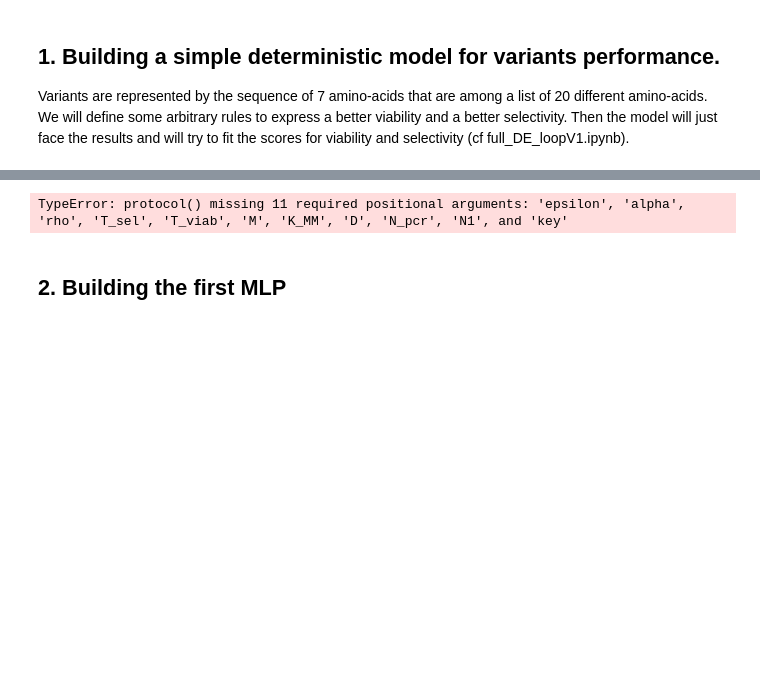
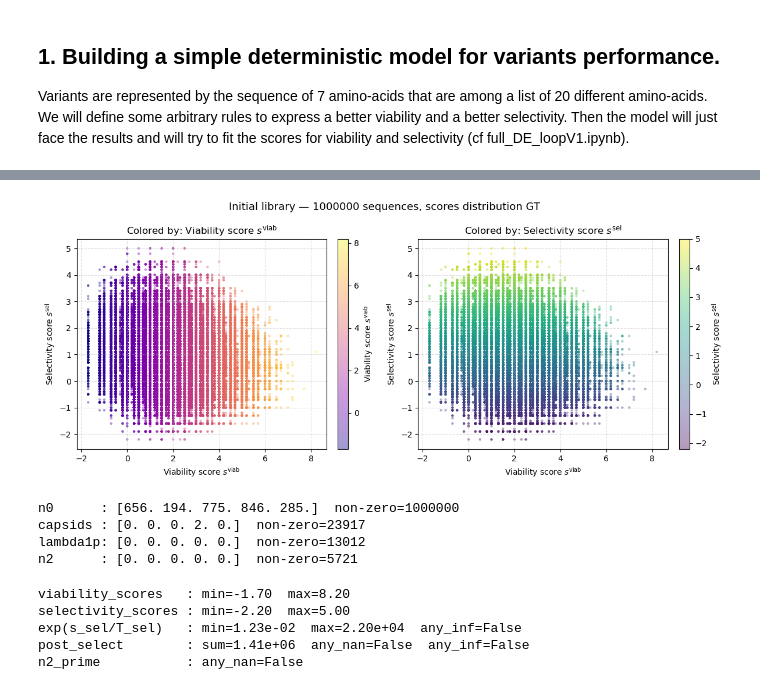
Before and after one commit to merlin-cc/Directed-Evolution-loop, a Jupyter notebook: first_ML_model.ipynb, the cells around one changed output, grey strips where cells are left out. Drawn from its saved outputs; the diff is of its cells as text; code cells hidden in the pictures; blank space fills up the shorter version.

```diff
--- a/first_ML_model.ipynb
+++ b/first_ML_model.ipynb
@@ -17,7 +19,7 @@ Then the model will just face the results and will try to fit the scores for via
 key = jax.random.key(42)
 key_seq, key_viab_w, key_sel_w, key_n0, key_run = jax.random.split(key, 5)
 
-num_sequences   = 10000
+num_sequences   = 1000000
 num_positions   = 7     # L
 num_amino_acids = 20
 
@@ -75,25 +83,28 @@ AA indices run 0–19, positions run 0–6.
 # %%
+import numpy as np
+
 # ── Viability weights (20 × 7) ──────────────────────────────────────────────
+# Weights kept small: scores should stay in [-10, +10]
 w_viab = np.zeros((num_amino_acids, num_positions))
 
 # Rule 1: even-indexed AAs preferred at all positions
-w_viab[0::2, :] += 5.0
+w_viab[0::2, :] += 0.5
 
 # Rule 2: AA i likes position i (diagonal affinity)
 for i in range(num_positions):
-    w_viab[i, i] += 50.0
+    w_viab[i, i] += 1.0
 
 # Rule 3: AA 15-19 bad at position 0 (N-terminus)
-w_viab[15:20, 0] -= 10.0
+w_viab[15:20, 0] -= 1.0
 
 # Rule 4: AA 0-4 bad at position 6 (C-terminus)
-w_viab[0:5, 6] -= 15
+w_viab[0:5, 6] -= 0.7
 
 # Rule 5: AA 10-12 good at center position 3
-w_viab[10:13, 3] += 15
+w_viab[10:13, 3] += 0.7
 
 viability_weights_GT = jnp.array(w_viab)
 
-print("Viability weights GT:")
-print(jnp.round(viability_weights_GT, 2))
+print(f"Viability weights GT — min={w_viab.min():.2f}  max={w_viab.max():.2f}")
+print(f"Expected score range after calculate_scores: see cell below")
 # %% [output]
@@ -182,12 +175,61 @@ plt.show()
+# %%
+# Compute scores from initial library
+viability_scores   = calculate_scores(sequences, viability_weights_GT)
+selectivity_scores = calculate_scores(sequences, selectivity_weights_GT)
+
+fig, axes = plt.subplots(1, 2, figsize=(12, 5))
+
+for ax, color_scores, cmap, label in [
+    (axes[0], viability_scores,   'plasma',  r'Viability score $s^{\mathrm{viab}}$'),
+    (axes[1], selectivity_scores, 'viridis', r'Selectivity score $s^{\mathrm{sel}}$'),
+]:
+    sc = ax.scatter(viability_scores, selectivity_scores,
+                    c=color_scores, cmap=cmap, alpha=0.4, edgecolors='none', s=10)
+    plt.colorbar(sc, ax=ax, label=label, fraction=0.046, pad=0.04)
+    ax.set_xlabel(r'Viability score $s^{\mathrm{viab}}$')
+    ax.set_ylabel(r'Selectivity score $s^{\mathrm{sel}}$')
+    ax.set_title(f'Colored by: {label}')
+    ax.grid(True, linestyle='--', alpha=0.4)
+
+plt.suptitle(f'Initial library — {num_sequences} sequences, scores distribution GT', fontsize=13)
+plt.tight_layout()
+plt.show()
+# %% [output]
+[figure, added]
 # %%
-from sequence_classes import protocol
-
-_, capsids, lambdap1, n2 = protocol(
+_, capsids, lambda1p, n2 = protocol(
     n0, sequences,
     viability_weights_GT,
     selectivity_weights_GT,
+    use_full_ngs=False
 )
+
+print(f"n0      : {n0[:5]}  non-zero={int(jnp.sum(n0 > 0))}")
+print(f"capsids : {capsids[:5]}  non-zero={int(jnp.sum(capsids > 0))}")
+print(f"lambda1p: {lambda1p[:5]}  non-zero={int(jnp.sum(lambda1p > 0))}")
+print(f"n2      : {n2[:5]}  non-zero={int(jnp.sum(n2 > 0))}")
 # %% [output]
-TypeError: protocol() missing 11 required positional arguments: 'epsilon', 'alpha', 'rho', 'T_sel', 'T_viab', 'M', 'K_MM', 'D', 'N_pcr', 'N1', and 'key'
+n0      : [656. 194. 775. 846. 285.]  non-zero=1000000
+capsids : [0. 0. 0. 2. 0.]  non-zero=23917
+lambda1p: [0. 0. 0. 0. 0.]  non-zero=13012
+n2      : [0. 0. 0. 0. 0.]  non-zero=5721
-# %% [markdown]
-## 2. Building the first MLP
+# %%
+# Debug: trace what's happening before n2
+viability_scores_gt   = calculate_scores(sequences, viability_weights_GT)
+selectivity_scores_gt = calculate_scores(sequences, selectivity_weights_GT)
+
+print(f"viability_scores   : min={float(viability_scores_gt.min()):.2f}  max={float(viability_scores_gt.max()):.2f}")
+print(f"selectivity_scores : min={float(selectivity_scores_gt.min()):.2f}  max={float(selectivity_scores_gt.max()):.2f}")
+
+exp_sel = jnp.exp(selectivity_scores_gt / 0.5)
+print(f"exp(s_sel/T_sel)   : min={float(exp_sel.min()):.2e}  max={float(exp_sel.max()):.2e}  any_inf={bool(jnp.any(jnp.isinf(exp_sel)))}")
+
+post = lambda1p * exp_sel
+print(f"post_select        : sum={float(jnp.sum(post)):.2e}  any_nan={bool(jnp.any(jnp.isnan(post)))}  any_inf={bool(jnp.any(jnp.isinf(post)))}")
+print(f"n2_prime           : any_nan={bool(jnp.any(jnp.isnan(post / jnp.sum(post))))}")
+# %% [output]
+viability_scores   : min=-1.70  max=8.20
+selectivity_scores : min=-2.20  max=5.00
+exp(s_sel/T_sel)   : min=1.23e-02  max=2.20e+04  any_inf=False
+post_select        : sum=1.41e+06  any_nan=False  any_inf=False
+n2_prime           : any_nan=False
```
Also changed, not shown: parts of 29 cells of this notebook, 2 other files.
